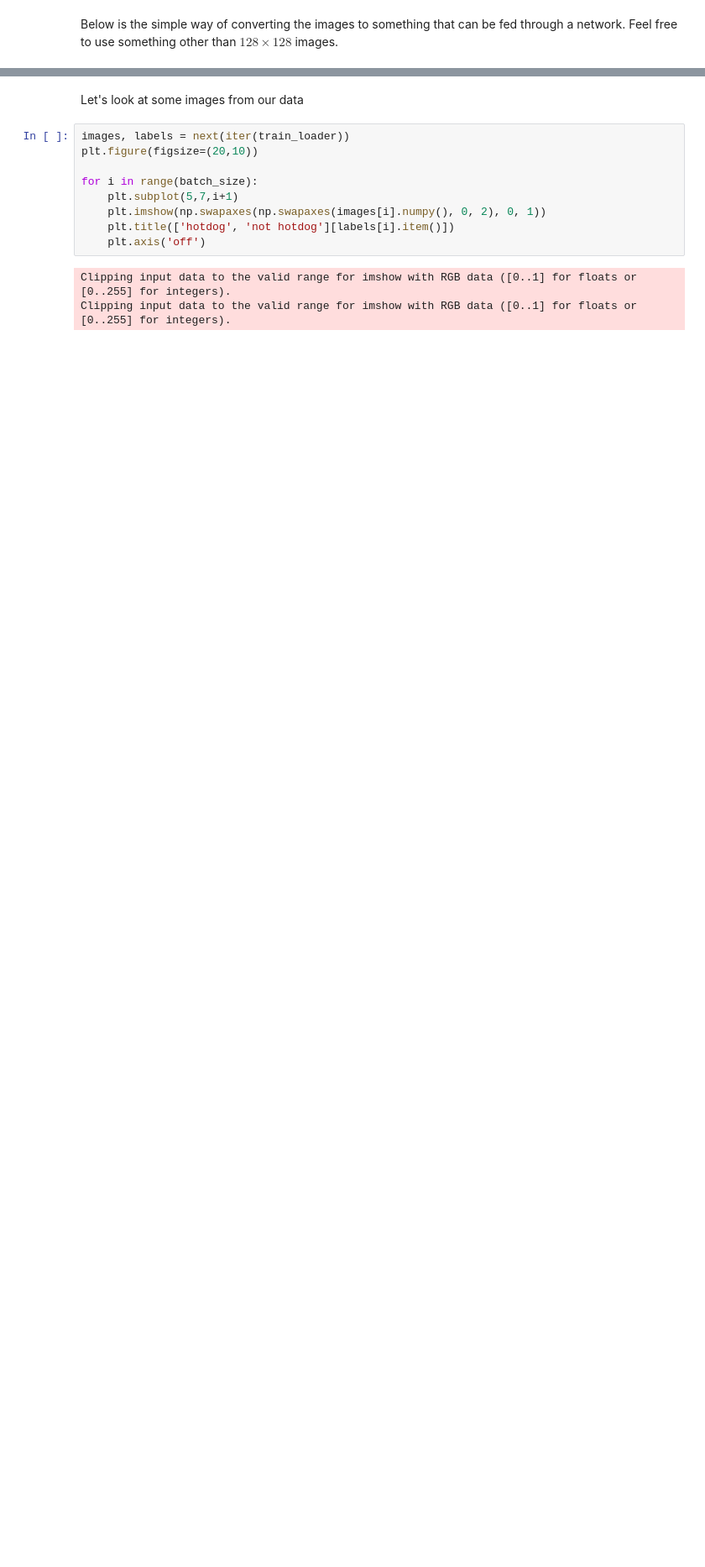
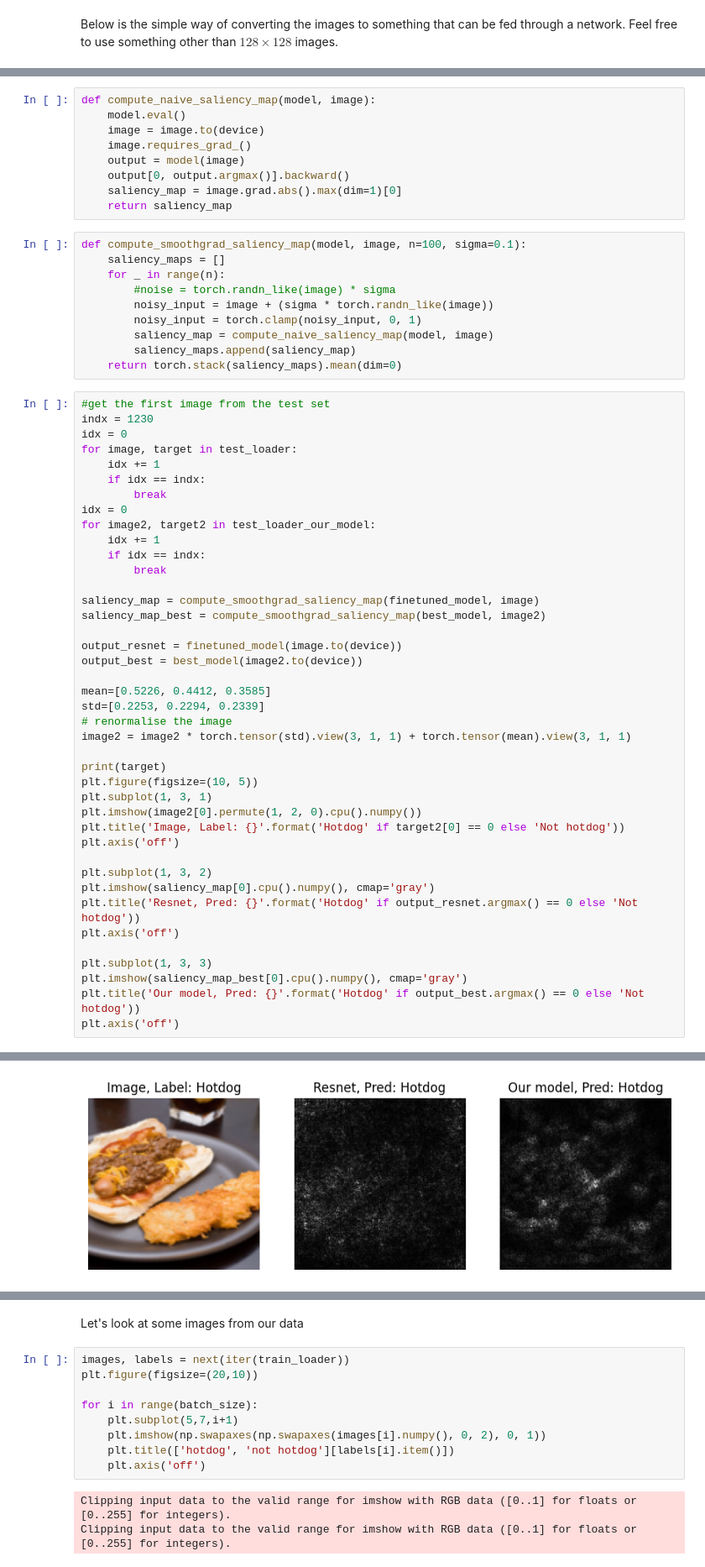
Before and after one commit to GermanButtiero/hotdogs, a Jupyter notebook: IDLCV_Exercise_1_4_hotdog.ipynb, the cells around one changed output, grey strips where cells are left out. Shown: that part at 84% size. Drawn from its saved outputs; the diff is of its cells as text; blank space fills up the shorter version.

Commit message:
code to compute smoothgrad saliency

```diff
--- a/IDLCV_Exercise_1_4_hotdog.ipynb
+++ b/IDLCV_Exercise_1_4_hotdog.ipynb
@@ -108,0 +239,61 @@ test_loader = DataLoader(testset, batch_size=batch_size, shuffle=False, num_work
+# %%
+def compute_naive_saliency_map(model, image):
+    model.eval()
+    image = image.to(device)
+    image.requires_grad_()
+    output = model(image)
+    output[0, output.argmax()].backward()
+    saliency_map = image.grad.abs().max(dim=1)[0]
+    return saliency_map
+# %%
+def compute_smoothgrad_saliency_map(model, image, n=100, sigma=0.1):
+    saliency_maps = []
+    for _ in range(n):
+        #noise = torch.randn_like(image) * sigma
+        noisy_input = image + (sigma * torch.randn_like(image))
+        noisy_input = torch.clamp(noisy_input, 0, 1)
+        saliency_map = compute_naive_saliency_map(model, image)
+        saliency_maps.append(saliency_map)
+    return torch.stack(saliency_maps).mean(dim=0)
+# %%
+#get the first image from the test set
+indx = 1230
+idx = 0
+for image, target in test_loader:
+    idx += 1
+    if idx == indx:
+        break
+idx = 0
+for image2, target2 in test_loader_our_model:
+    idx += 1
+    if idx == indx:
+        break
+
+saliency_map = compute_smoothgrad_saliency_map(finetuned_model, image)
+saliency_map_best = compute_smoothgrad_saliency_map(best_model, image2)
+
+output_resnet = finetuned_model(image.to(device))
+output_best = best_model(image2.to(device))
+
+mean=[0.5226, 0.4412, 0.3585]
+std=[0.2253, 0.2294, 0.2339]
+# renormalise the image
+image2 = image2 * torch.tensor(std).view(3, 1, 1) + torch.tensor(mean).view(3, 1, 1)
+
+print(target)
+plt.figure(figsize=(10, 5))
+plt.subplot(1, 3, 1)
+plt.imshow(image2[0].permute(1, 2, 0).cpu().numpy())
+plt.title('Image, Label: {}'.format('Hotdog' if target2[0] == 0 else 'Not hotdog'))
+plt.axis('off')
+
+plt.subplot(1, 3, 2)
+plt.imshow(saliency_map[0].cpu().numpy(), cmap='gray')
+plt.title('Resnet, Pred: {}'.format('Hotdog' if output_resnet.argmax() == 0 else 'Not hotdog'))
+plt.axis('off')
+
+plt.subplot(1, 3, 3)
+plt.imshow(saliency_map_best[0].cpu().numpy(), cmap='gray')
+plt.title('Our model, Pred: {}'.format('Hotdog' if output_best.argmax() == 0 else 'Not hotdog'))
+plt.axis('off')
+# %% [output]
@@ -108,0 +302 @@ test_loader = DataLoader(testset, batch_size=batch_size, shuffle=False, num_work
+[figure, added]
```
Also changed, not shown: parts of 20 cells of this notebook, 2 other files.
